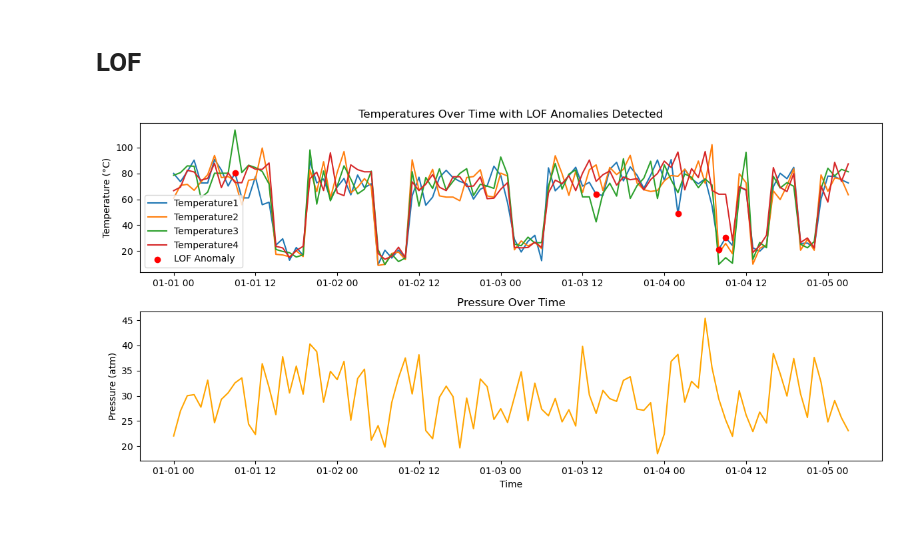
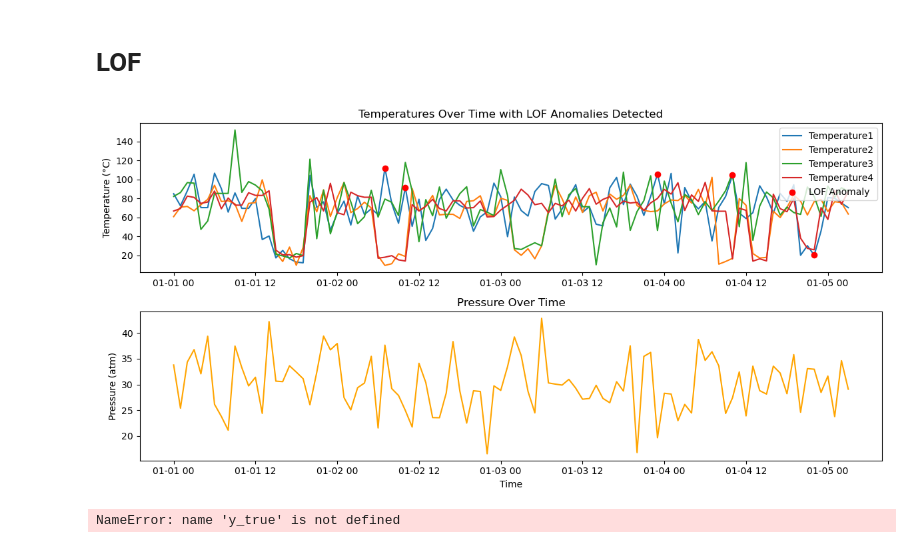
Before and after one commit to rosa-lpz/machine-learning-handbook, a Jupyter notebook: use_cases/anomaly_detection_time_series/anomaly_detection_car/anomaly_detection_in_car_down.ipynb, the cells around one changed output. Cells and saved outputs as stored; diff of their text form; code cells hidden in the pictures.

```diff
--- a/use_cases/anomaly_detection_time_series/anomaly_detection_car/anomaly_detection_in_car_down.ipynb
+++ b/use_cases/anomaly_detection_time_series/anomaly_detection_car/anomaly_detection_in_car_down.ipynb
@@ -123,0 +85,30 @@ plt.show()
+# %%
+# Impute missing values (0) with the column mean
+df_imputed = df.copy()
+df_imputed[['temperature1', 'temperature2', 'temperature3', 'temperature4', 'temperature5', 'temperature6','pressure']] = df_imputed[['temperature1', 'temperature2', 'temperature3', 'temperature4', 'temperature5', 'temperature6','pressure']].replace(0, np.nan)
+df_imputed.fillna(df_imputed[['temperature1', 'temperature2', 'temperature3', 'temperature4', 'temperature5', 'temperature6','pressure']].mean(), inplace=True)
+
+# Visualize the data after imputation
+plt.figure(figsize=(12, 6))
+
+# Plot temperature1, temperature2, temperature3, temperature4 (After Imputation)
+plt.subplot(2, 1, 1)
+plt.plot(df_imputed['time'], df_imputed['temperature1'], label='Temperature1')
+plt.plot(df_imputed['time'], df_imputed['temperature2'], label='Temperature2')
+plt.plot(df_imputed['time'], df_imputed['temperature3'], label='Temperature3')
+plt.plot(df_imputed['time'], df_imputed['temperature4'], label='Temperature4')
+plt.plot(df_imputed['time'], df_imputed['temperature5'], label='Temperature5')
+plt.plot(df_imputed['time'], df_imputed['temperature6'], label='Temperature6')
+plt.title('Temperatures Over Time (After Imputation)')
+plt.ylabel('Temperature (°C)')
+plt.legend()
+
+# Plot pressure
+plt.subplot(2, 1, 2)
+plt.plot(df_imputed['time'], df_imputed['pressure'], label='Pressure', color='orange')
+plt.title('Pressure Over Time')
+plt.ylabel('Pressure (atm)')
+plt.xlabel('Time')
+
+plt.tight_layout()
+plt.show()
@@ -157,20 +138,20 @@ plt.show()  # Displays the plot
 ## Preprocess the data
 # %%
 # Select only the temperature columns for anomaly detection
-temperature_data = df_imputed[['temperature1', 'temperature2', 'temperature3', 'temperature4']]
+imputed_data = df_imputed[['temperature1', 'temperature2', 'temperature3', 'temperature4', 'temperature5', 'temperature6','pressure']]
 
 # Normalize the data
 scaler = StandardScaler()
-temperature_scaled = scaler.fit_transform(temperature_data)
+data_scaled = scaler.fit_transform(imputed_data)
 # %% [markdown]
 ## Apply Isolation Forest
 # %%
 # Create and fit the Isolation Forest model
-iso_forest = IsolationForest(contamination=0.05)  # Assume ~5% of data is anomalous
-iso_forest.fit(temperature_scaled)
+iso_forest = IsolationForest(contamination=0.12)  # Assume ~5% of data is anomalous
+iso_forest.fit(data_scaled)
 
 # Predict anomalies
-df_imputed['anomaly'] = iso_forest.predict(temperature_scaled)
+df_imputed['anomaly'] = iso_forest.predict(data_scaled)
 
 # Map -1 to 1 for anomaly, 1 to 0 for normal
 df_imputed['anomaly'] = df_imputed['anomaly'].map({-1: 1, 1: 0})
@@ -284,38 +268,56 @@ from sklearn.neighbors import LocalOutlierFactor
 
 # Create and fit the LOF model
 lof = LocalOutlierFactor(n_neighbors=20, contamination=0.05)
-lof_predictions = lof.fit_predict(temperature_scaled)
+lof_predictions = lof.fit_predict(data_scaled)
 
 # Add LOF predictions to the dataframe
 df_imputed['lof_anomaly'] = [1 if x == -1 else 0 for x in lof_predictions]
 
 # Visualize LOF anomalies
 plt.figure(figsize=(12, 6))
 
 # Plot temperature data with LOF anomalies highlighted
 plt.subplot(2, 1, 1)
 plt.plot(df_imputed['time'], df_imputed['temperature1'], label='Temperature1')
 plt.plot(df_imputed['time'], df_imputed['temperature2'], label='Temperature2')
 plt.plot(df_imputed['time'], df_imputed['temperature3'], label='Temperature3')
 plt.plot(df_imputed['time'], df_imputed['temperature4'], label='Temperature4')
 
 # Highlight LOF anomalies in red
 plt.scatter(df_imputed['time'][df_imputed['lof_anomaly'] == 1],
            df_imputed['temperature1'][df_imputed['lof_anomaly'] == 1],
            color='red', label='LOF Anomaly', zorder=5)
 
 plt.title('Temperatures Over Time with LOF Anomalies Detected')
 plt.ylabel('Temperature (°C)')
 plt.legend()
 
 # Plot pressure
 plt.subplot(2, 1, 2)
 plt.plot(df_imputed['time'], df_imputed['pressure'], label='Pressure', color='orange')
 plt.title('Pressure Over Time')
 plt.ylabel('Pressure (atm)')
 plt.xlabel('Time')
 
 plt.tight_layout()
 plt.show()
 # %% [output]
-[figure, old version]
+[figure, new version]
+# %%
+# # Generate confusion matrix
+conf_matrix = confusion_matrix(y_true, y_pred)
+print("Confusion Matrix:")
+print(conf_matrix)
+
+# Visualize the confusion matrix using a heatmap
+
+plt.figure(figsize=(8, 6))
+sns.heatmap(conf_matrix, annot=True, fmt='d', cmap='Blues',
+            xticklabels=['Normal', 'Anomaly'],
+            yticklabels=['Normal', 'Anomaly'])
+plt.title('Confusion Matrix Heatmap')
+plt.xlabel('Predicted')
+plt.ylabel('Actual')
+plt.show()
+# %% [output]
+NameError: name 'y_true' is not defined
```
Also changed, not shown: parts of 17 cells of this notebook, 3 other files.
